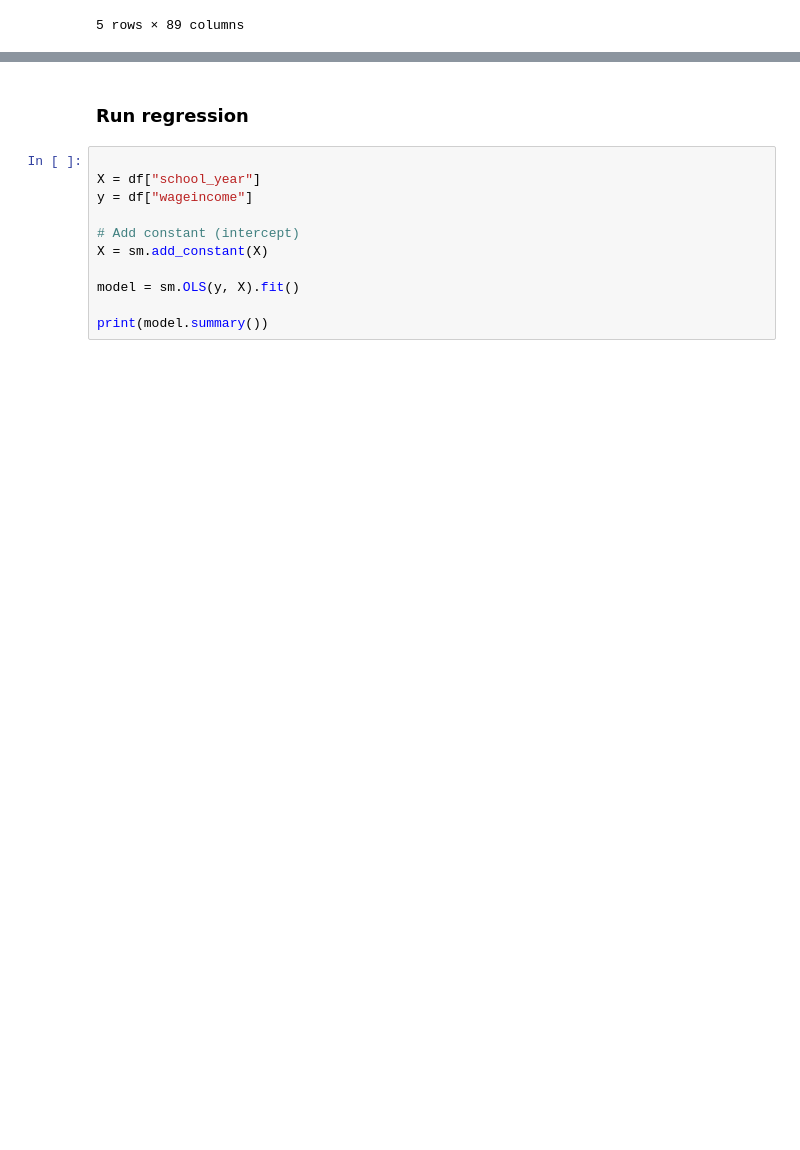
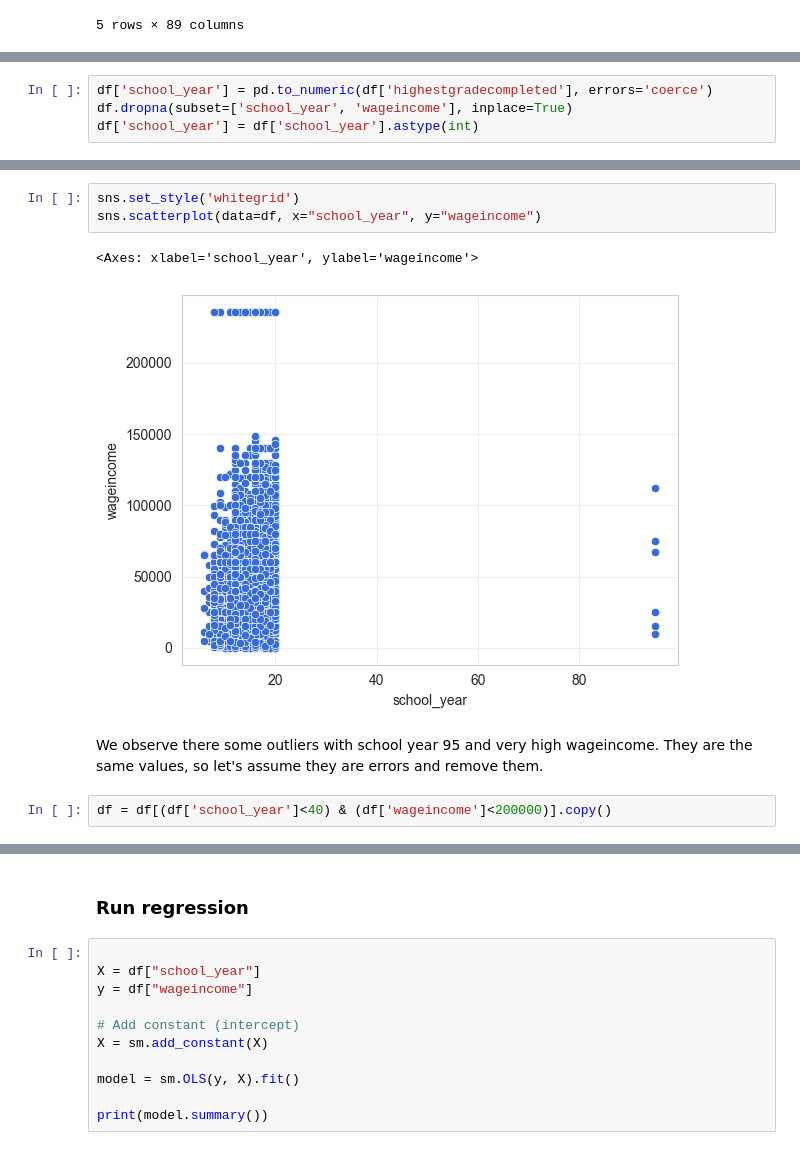
Before and after one commit to jieshu-wang-SBU/EST389_371_2026_spring, a Jupyter notebook: lectures/10-statistic_analysis_and_regression/10-06_OLS_linear_regression.ipynb, the cells around one changed output, grey strips where cells are left out. Saved outputs shown, nothing was run; the diff lists cells and outputs as text; blank space fills up the shorter version.

```diff
--- a/lectures/10-statistic_analysis_and_regression/10-06_OLS_linear_regression.ipynb
+++ b/lectures/10-statistic_analysis_and_regression/10-06_OLS_linear_regression.ipynb
@@ -35,0 +35,4 @@ df.dropna(subset=['school_year', 'wageincome'], inplace=True)
+# %%
+df['school_year'] = pd.to_numeric(df['highestgradecompleted'], errors='coerce')
+df.dropna(subset=['school_year', 'wageincome'], inplace=True)
+df['school_year'] = df['school_year'].astype(int)
@@ -35,0 +51,10 @@ df.dropna(subset=['school_year', 'wageincome'], inplace=True)
+# %%
+sns.set_style('whitegrid')
+sns.scatterplot(data=df, x="school_year", y="wageincome")
+# %% [output]
+<Axes: xlabel='school_year', ylabel='wageincome'>
+[figure, added]
+# %% [markdown]
+We observe there some outliers with school year 95 and very high wageincome. They are the same values, so let's assume they are errors and remove them.
+# %%
+df = df[(df['school_year']<40) & (df['wageincome']<200000)].copy()
```
Also changed, not shown: parts of 23 cells of this notebook.
